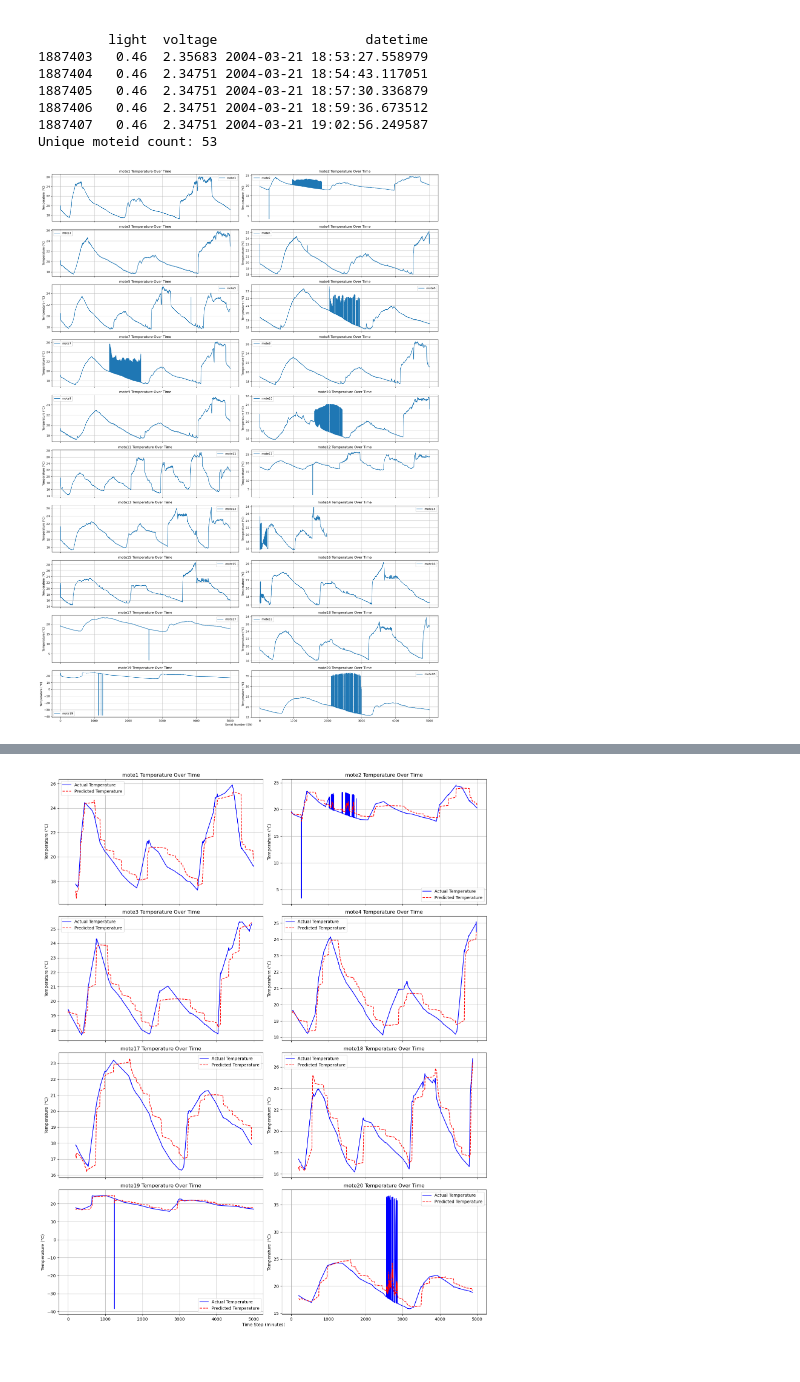
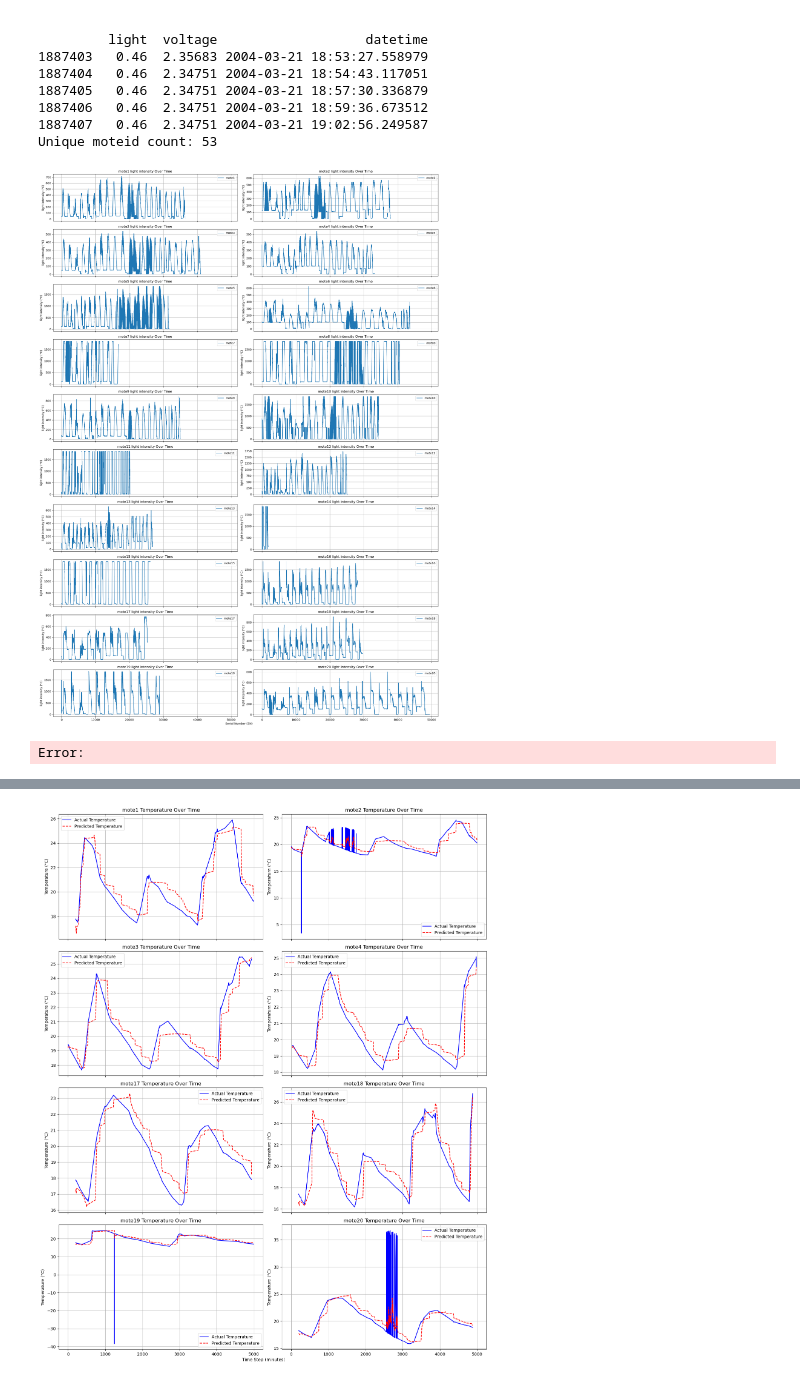
Before and after one commit to sokistar24/wakeupradio, a Jupyter notebook: eda_extended_20_sensors.ipynb, the cells around one changed output, grey strips where cells are left out. Drawn from its saved outputs; the diff is of its cells as text; code cells hidden in the pictures.

```diff
--- a/eda_extended_20_sensors.ipynb
+++ b/eda_extended_20_sensors.ipynb
@@ -194,49 +198,50 @@ import matplotlib.pyplot as plt
 
 
 # Get the top 20 mote IDs (assuming they are in the range 1 to 54)
-top_20_moteids = filtered_df['moteid'].unique()[:20]
+top_50_moteids = filtered_df['moteid'].unique()[:50]
 
 # Re-number the mote IDs from 1 to 20
-moteid_mapping = {old_id: new_id for new_id, old_id in enumerate(top_20_moteids, start=1)}
+moteid_mapping = {old_id: new_id for new_id, old_id in enumerate(top_50_moteids, start=1)}
 filtered_df['moteid'] = filtered_df['moteid'].map(moteid_mapping)
 
 # Initialize an empty DataFrame to store the results
 result_df = pd.DataFrame()
 
 # Iterate over each specified moteid and get the first 5000 temperature values
-for moteid in range(1, 21):
-    mote_df = filtered_df[filtered_df['moteid'] == moteid].head(5000)
-    temp_df = mote_df[['temperature']].reset_index(drop=True)
+for moteid in range(1, 51):
+    mote_df = filtered_df[filtered_df['moteid'] == moteid]
+    temp_df = mote_df[['light']].reset_index(drop=True)
     temp_df.columns = [f'mote{moteid}']
     if result_df.empty:
         result_df = temp_df
     else:
         result_df = pd.concat([result_df, temp_df], axis=1)
 
 # Add the serial number (SN) column
 result_df.insert(0, 'SN', range(1, len(result_df) + 1))
 
 # Save the DataFrame to a CSV file
-result_df.to_csv('top_twenty_motes_temperatures.csv', index=False)
+result_df.to_csv('top_fifty_motes_light.csv', index=False)
 
 # Plotting the temperature values for each mote in separate subplots
 fig, axs = plt.subplots(10, 2, figsize=(20, 30), sharex=True)
 
 for i in range(20):
     mote = f'mote{i+1}'
     row = i // 2
     col = i % 2
     axs[row, col].plot(result_df['SN'], result_df[mote], label=mote)
-    axs[row, col].set_ylabel('Temperature (°C)')
-    axs[row, col].set_title(f'{mote} Temperature Over Time')
+    axs[row, col].set_ylabel('light intensity (°C)')
+    axs[row, col].set_title(f'{mote} light intensity Over Time')
     axs[row, col].legend()
     axs[row, col].grid(True)
 
 fig.text(0.5, 0.04, 'Serial Number (SN)', ha='center')
 plt.tight_layout(rect=[0, 0.04, 1, 0.96])
 plt.show()
 # %% [output]
-[figure, old version]
+[figure, new version]
+Error:
 # %%
 import pandas as pd
 import numpy as np
```
Also changed, not shown: parts of 1 cell of this notebook, 6 other files.
